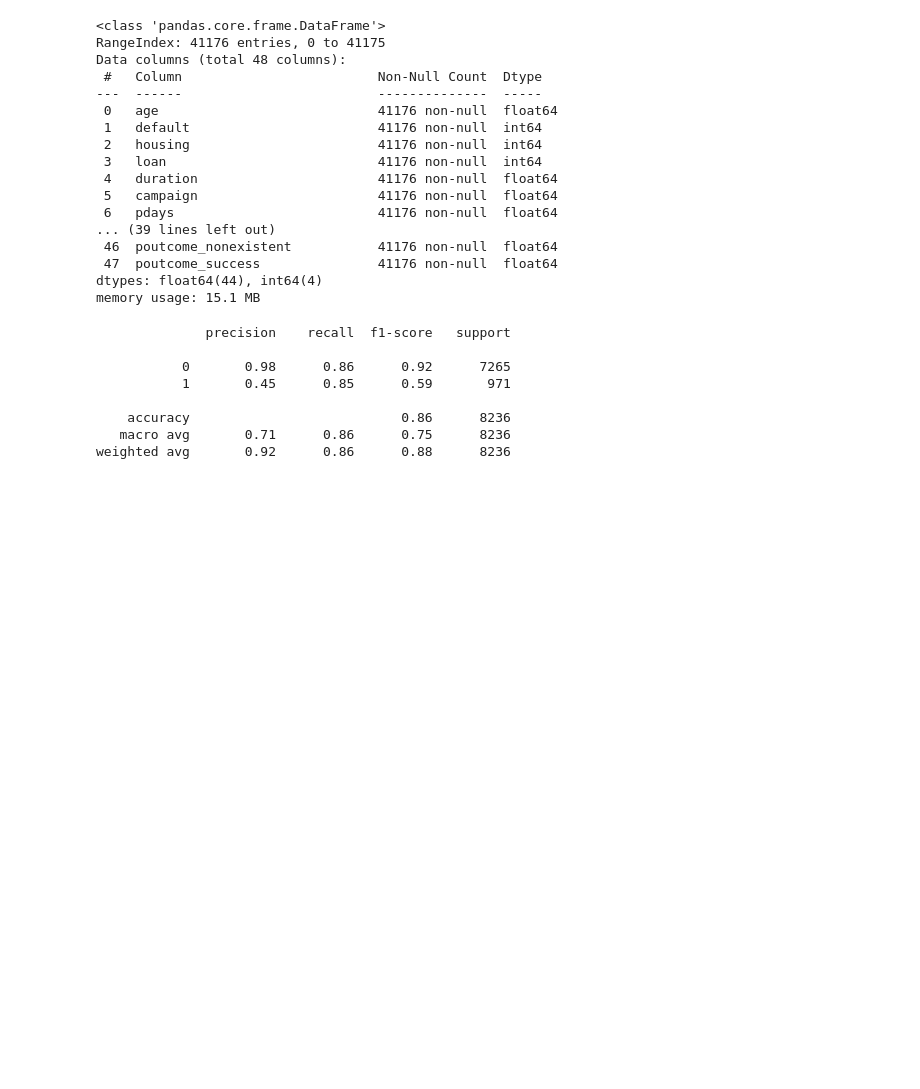
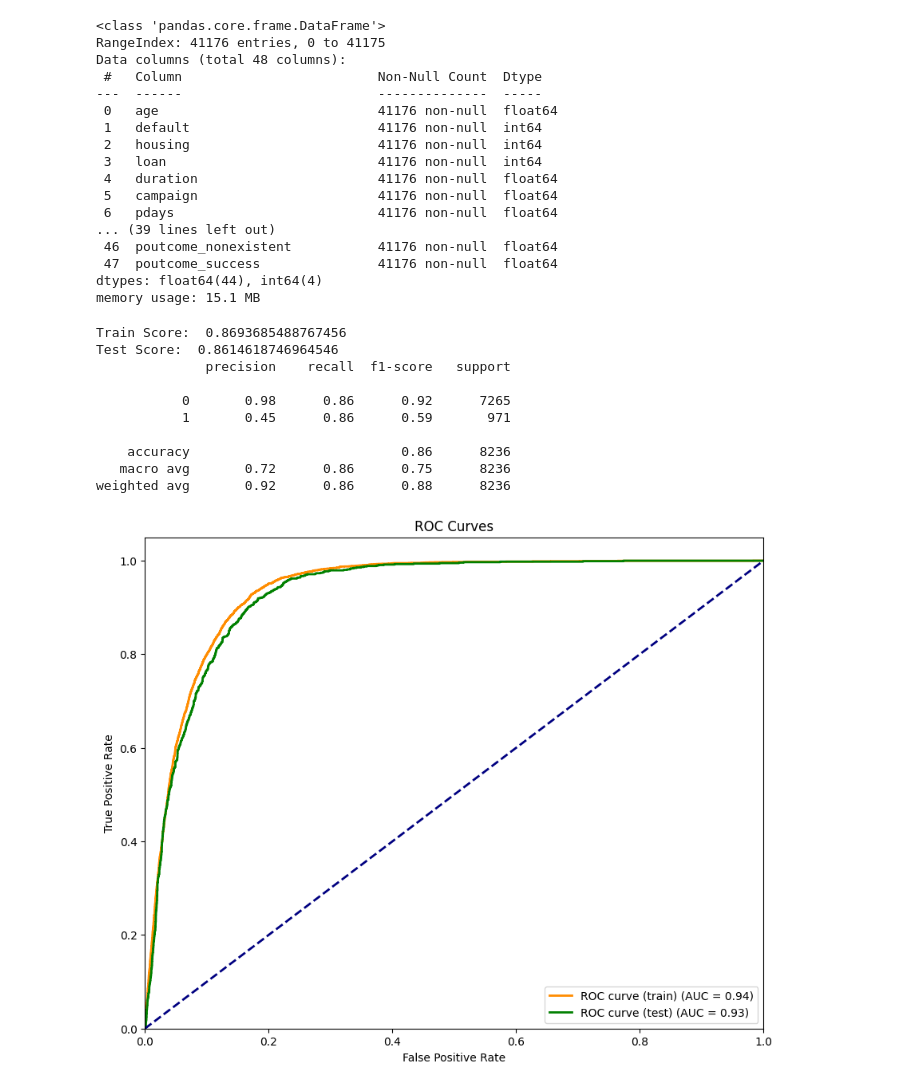
Before and after one commit to Lovatiana8/ML_project, a Jupyter notebook: regression_logistique.ipynb, the cells around one changed output. Cells and saved outputs as stored; diff of their text form; code cells hidden in the pictures; blank space fills up the shorter version.

Commit message:
Regression logistique avec SMOTE

```diff
--- a/regression_logistique.ipynb
+++ b/regression_logistique.ipynb
@@ -111,7 +102,7 @@ X_train, X_test, y_train, y_test = train_test_split(X, y, test_size=0.2, random_
 
 # Définir SMOTE et le modèle de régression logistique
 smote = SMOTE(random_state=42)
-logreg = LogisticRegression(C=100, penalty='l1', solver='saga', max_iter=1000) # d'apres gridsearch
+logreg = LogisticRegression(C=100, penalty='l2', solver='liblinear', max_iter=100) # d'apres gridsearch
 
 # Créer un pipeline avec SMOTE et la régression logistique
 pipeline = Pipeline([
@@ -125,14 +116,50 @@ pipeline.fit(X_train, y_train)
 # Prédire sur l'ensemble de test
 y_pred = pipeline.predict(X_test)
 
+# evaluation sur X_train
+train_score = pipeline.score(X_train, y_train)
+print("Train Score: ", train_score)
+
+# evaluation sur X_test
+test_score = pipeline.score(X_test, y_test)
+print("Test Score: ", test_score)
+
 # Afficher le rapport de classification
 print(classification_report(y_test, y_pred))
 # %% [output]
+Train Score:  0.8693685488767456
+Test Score:  0.8614618746964546
               precision    recall  f1-score   support
 
            0       0.98      0.86      0.92      7265
-           1       0.45      0.85      0.59       971
+           1       0.45      0.86      0.59       971
 
     accuracy                           0.86      8236
-   macro avg       0.71      0.86      0.75      8236
+   macro avg       0.72      0.86      0.75      8236
 weighted avg       0.92      0.86      0.88      8236
+# %%
+# Obtenir les probabilités pour la classe positive
+y_train_proba = pipeline.predict_proba(X_train)[:, 1]
+y_test_proba = pipeline.predict_proba(X_test)[:, 1]
+
+# courbes ROC et l'AUC pour train et test
+fpr_train, tpr_train, _ = roc_curve(y_train, y_train_proba)
+roc_auc_train = auc(fpr_train, tpr_train)
+
+fpr_test, tpr_test, _ = roc_curve(y_test, y_test_proba)
+roc_auc_test = auc(fpr_test, tpr_test)
+
+# Tracer les courbes ROC
+plt.figure(figsize=(10, 8))
+plt.plot(fpr_train, tpr_train, color='darkorange', lw=2, label='ROC curve (train) (AUC = %0.2f)' % roc_auc_train)
+plt.plot(fpr_test, tpr_test, color='green', lw=2, label='ROC curve (test) (AUC = %0.2f)' % roc_auc_test)
+plt.plot([0, 1], [0, 1], color='navy', lw=2, linestyle='--')
+plt.xlim([0.0, 1.0])
+plt.ylim([0.0, 1.05])
+plt.xlabel('False Positive Rate')
+plt.ylabel('True Positive Rate')
+plt.title('ROC Curves')
+plt.legend(loc="lower right")
+plt.show()
+# %% [output]
+[figure, added]
```
Also changed, not shown: parts of 10 cells of this notebook, 1 other file.
